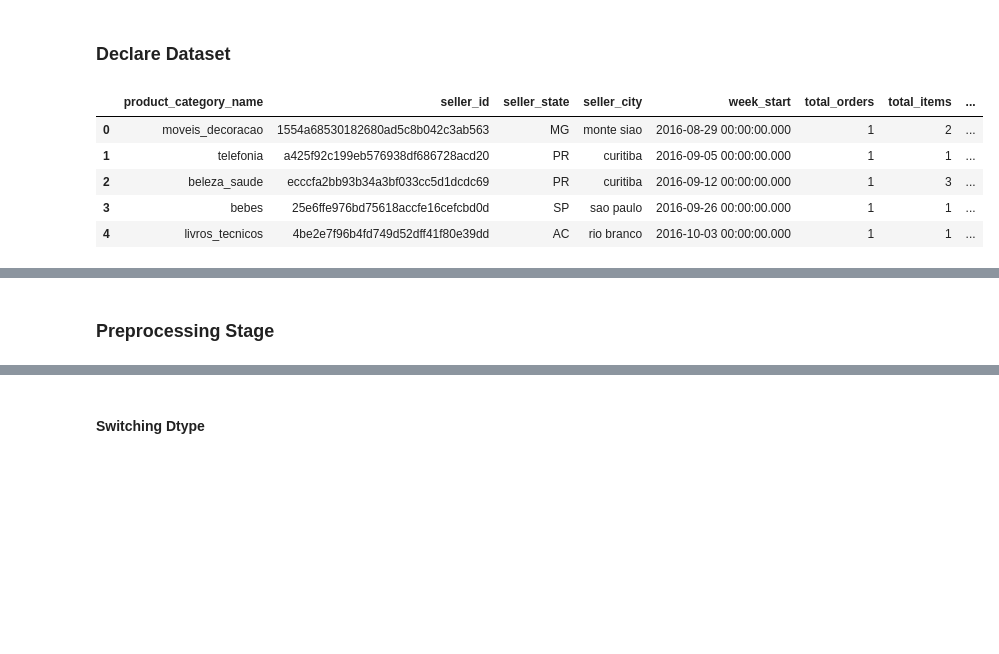
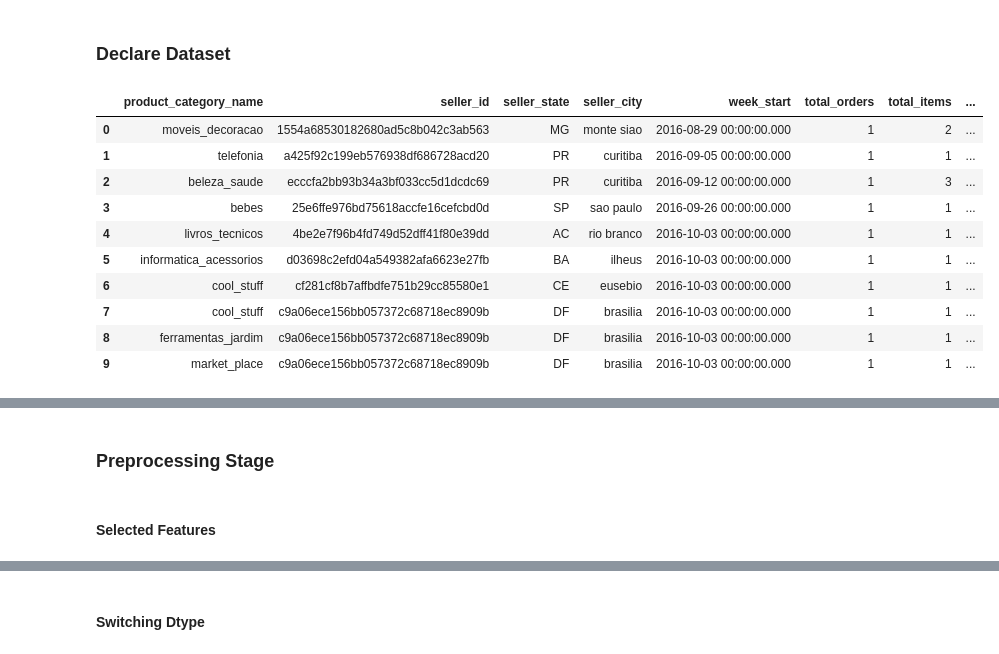
Before and after one commit to andiachmad/olist-ml, a Jupyter notebook: notebooks/preprocessing.ipynb, the cells around one changed output, grey strips where cells are left out. Cells and saved outputs as stored; diff of their text form; code cells hidden in the pictures; blank space fills up the shorter version.

```diff
--- a/notebooks/preprocessing.ipynb
+++ b/notebooks/preprocessing.ipynb
@@ -6,14 +6,19 @@ import numpy as np
 # %%
 df = pd.read_csv("F:/Portofolio/Olist-Ml/dataset/raw/mart_sales_performance.csv")
 # %%
-df.head(5)
+df.head(10)
 # %% [output]
 |  | product_category_name | seller_id | seller_state | seller_city | week_start | total_orders | total_items | ... |
 | 0 | moveis_decoracao | 1554a68530182680ad5c8b042c3ab563 | MG | monte siao | 2016-08-29 00:00:00.000 | 1 | 2 | ... |
 | 1 | telefonia | a425f92c199eb576938df686728acd20 | PR | curitiba | 2016-09-05 00:00:00.000 | 1 | 1 | ... |
 | 2 | beleza_saude | ecccfa2bb93b34a3bf033cc5d1dcdc69 | PR | curitiba | 2016-09-12 00:00:00.000 | 1 | 3 | ... |
 | 3 | bebes | 25e6ffe976bd75618accfe16cefcbd0d | SP | sao paulo | 2016-09-26 00:00:00.000 | 1 | 1 | ... |
 | 4 | livros_tecnicos | 4be2e7f96b4fd749d52dff41f80e39dd | AC | rio branco | 2016-10-03 00:00:00.000 | 1 | 1 | ... |
+| 5 | informatica_acessorios | d03698c2efd04a549382afa6623e27fb | BA | ilheus | 2016-10-03 00:00:00.000 | 1 | 1 | ... |
+| 6 | cool_stuff | cf281cf8b7affbdfe751b29cc85580e1 | CE | eusebio | 2016-10-03 00:00:00.000 | 1 | 1 | ... |
+| 7 | cool_stuff | c9a06ece156bb057372c68718ec8909b | DF | brasilia | 2016-10-03 00:00:00.000 | 1 | 1 | ... |
+| 8 | ferramentas_jardim | c9a06ece156bb057372c68718ec8909b | DF | brasilia | 2016-10-03 00:00:00.000 | 1 | 1 | ... |
+| 9 | market_place | c9a06ece156bb057372c68718ec8909b | DF | brasilia | 2016-10-03 00:00:00.000 | 1 | 1 | ... |
 # %%
 df.info()
 # %% [output]
@@ -35,3 +40,5 @@ dtypes: float64(2), int64(2), object(5)
 memory usage: 3.1+ MB
 # %% [markdown]
 ### Preprocessing Stage
+# %% [markdown]
+#### Selected Features
```
Also changed, not shown: parts of 51 cells of this notebook, 2 other files.
